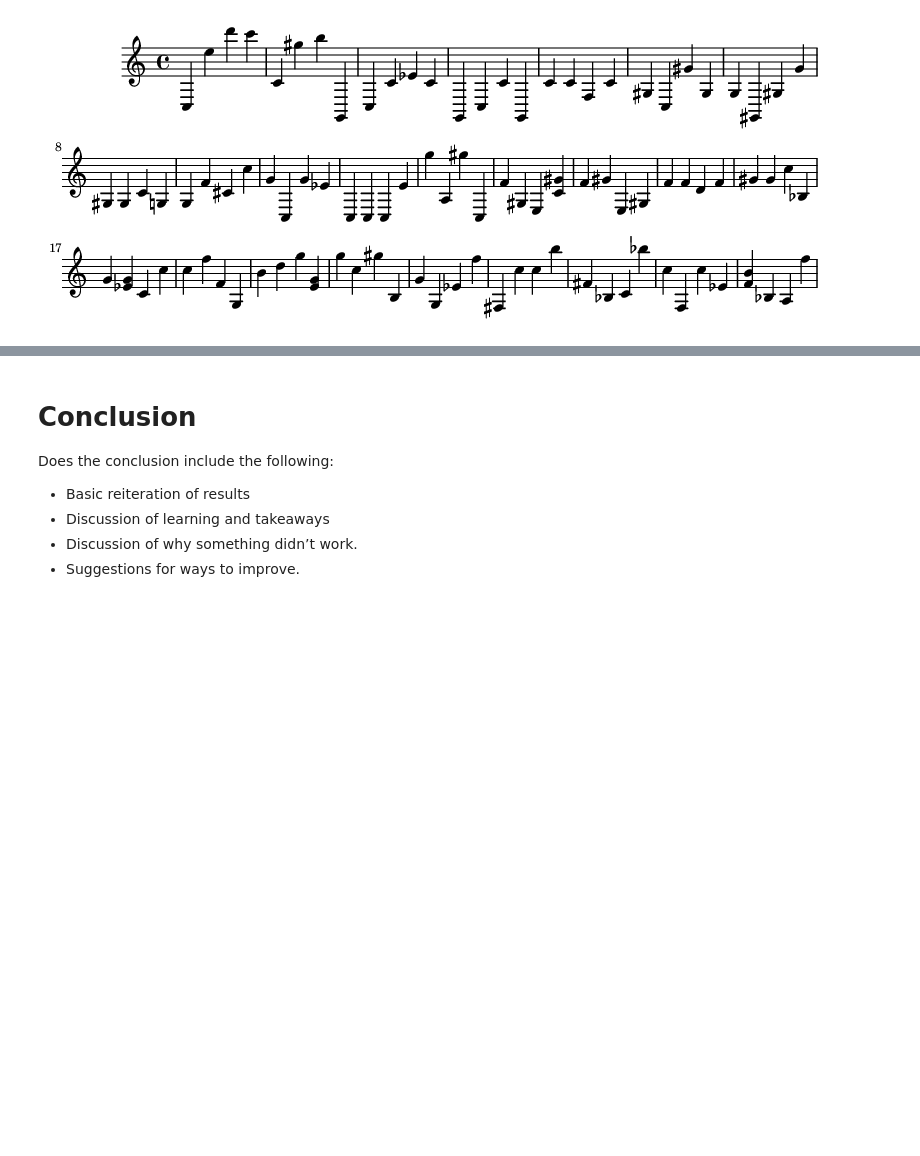
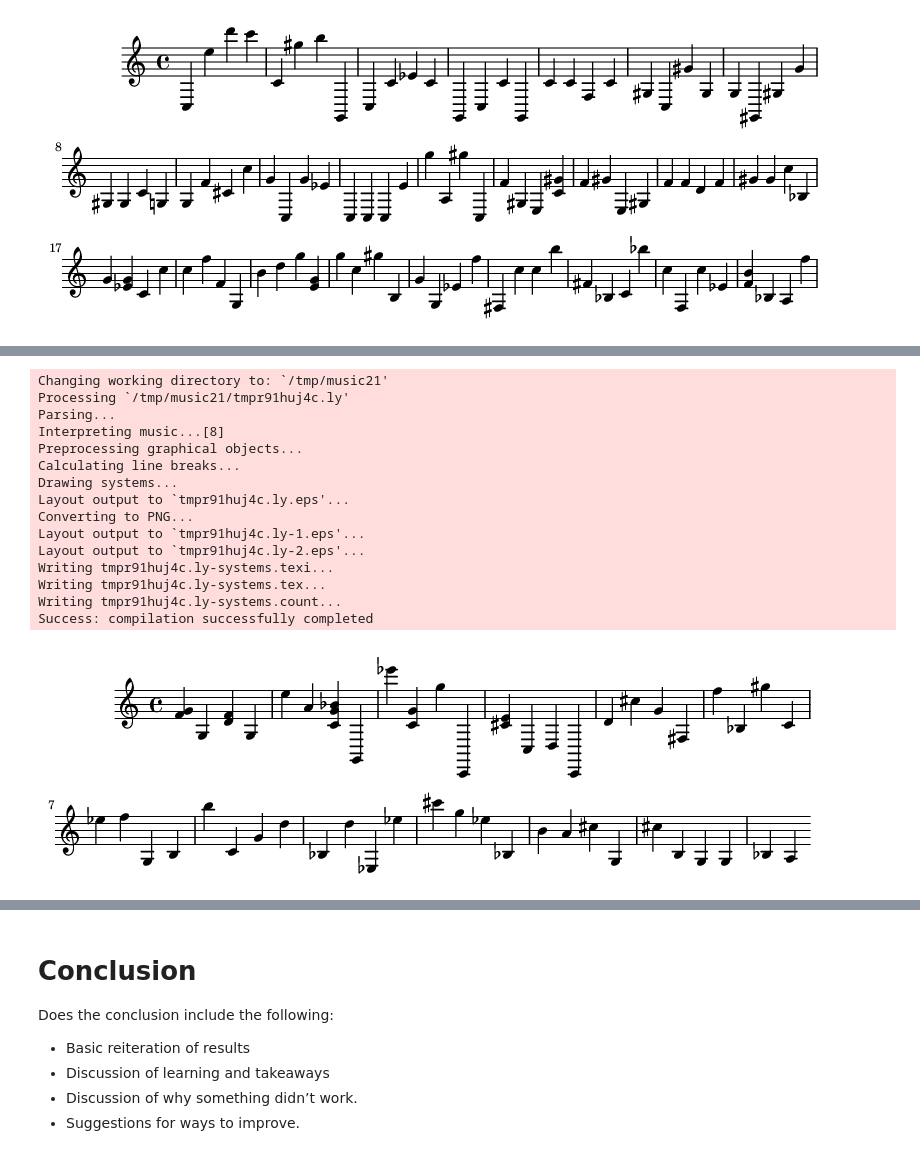
Before and after one commit to BasilPanda/CSCA-5642-FINAL, a Jupyter notebook: final_project.ipynb, the cells around one changed output, grey strips where cells are left out. Cells and saved outputs as stored; diff of their text form; code cells hidden in the pictures; blank space fills up the shorter version.

```diff
--- a/final_project.ipynb
+++ b/final_project.ipynb
@@ -121,5 +143,11 @@ We want to grab all the notes from the midi files and see what it looks like
 # %%
 def extract_notes(file):
+    """
+    Grabbing all the notes from a MIDI file.
+
+    :param file: MIDI file
+    :return: the notes
+    """
     notes = []
     pick = None
     for j in file:
@@ -133,15 +161,31 @@ def extract_notes(file):
                     notes.append(".".join(str(n) for n in element.normalOrder))
     return notes
 
-def display_musical_sheet(music):
+def display_musical_sheet(music_stream):
+    """
+    Displays a musical sheet based on the music_stream given.
+
+    :param music_stream: the music_stream; must be a Stream object.
+    """
     # requires lilypond package
-    display(Image(str(music.write("lily.png"))))
+    display(Image(str(music_stream.write("lily.png"))))
 
 # Playing the MIDI notes
-def play_music(music):
-    music.show('midi')
+def play_music(music_stream):
+    """
+    Displays a player for the given music stream.
+
+    :param music_stream: the music_stream; must be a Stream object.
+    """
+    music_stream.show('midi')
 
 def get_melody_stream(musical_notes):
+    """
+    Gets a music/melody stream from the notes given.
+
+    :param musical_notes: the notes of the music
+    :return: a Stream of music
+    """
     all_notes = []
     offset = 0
     for i in musical_notes:
@@ -435,14 +484,21 @@ pl.set(xlabel ="Epochs")
 [Text(0.5, 0, 'Epochs')]
 [figure]
 # %%
-def music_generator(notes_to_generate):
+def music_generator(model, notes_to_generate):
+    """
+    Generates music using our model predictor
+
+    :param model: the model trained and used to predict notes
+    :param notes_to_generate: number of notes to generate
+    :return: the music notes and the stream of music
+    """
     seed = X_seed[np.random.randint(0,len(X_seed)-1)]
     music = ""
     notes_generated=[]
+
     for i in range(notes_to_generate):
         seed = seed.reshape(1,length,1)
         prediction = model.predict(seed, verbose=0)[0]
-        # diversity of notes
         prediction = np.log(prediction) / 1.0
         exp_preds = np.exp(prediction)
         prediction = exp_preds / np.sum(exp_preds)
@@ -491,0 +572,20 @@ Epoch 2/75
+# %%
+generated_music_2, music_stream_2 = music_generator(model, 50)
+display_musical_sheet(music_stream_2)
+# %% [output]
+Changing working directory to: `/tmp/music21'
+Processing `/tmp/music21/tmpr91huj4c.ly'
+Parsing...
+Interpreting music...[8]
+Preprocessing graphical objects...
+Calculating line breaks...
+Drawing systems...
+Layout output to `tmpr91huj4c.ly.eps'...
+Converting to PNG...
+Layout output to `tmpr91huj4c.ly-1.eps'...
+Layout output to `tmpr91huj4c.ly-2.eps'...
+Writing tmpr91huj4c.ly-systems.texi...
+Writing tmpr91huj4c.ly-systems.tex...
+Writing tmpr91huj4c.ly-systems.count...
+Success: compilation successfully completed
+[figure, added]
```
Also changed, not shown: parts of 22 cells of this notebook.
